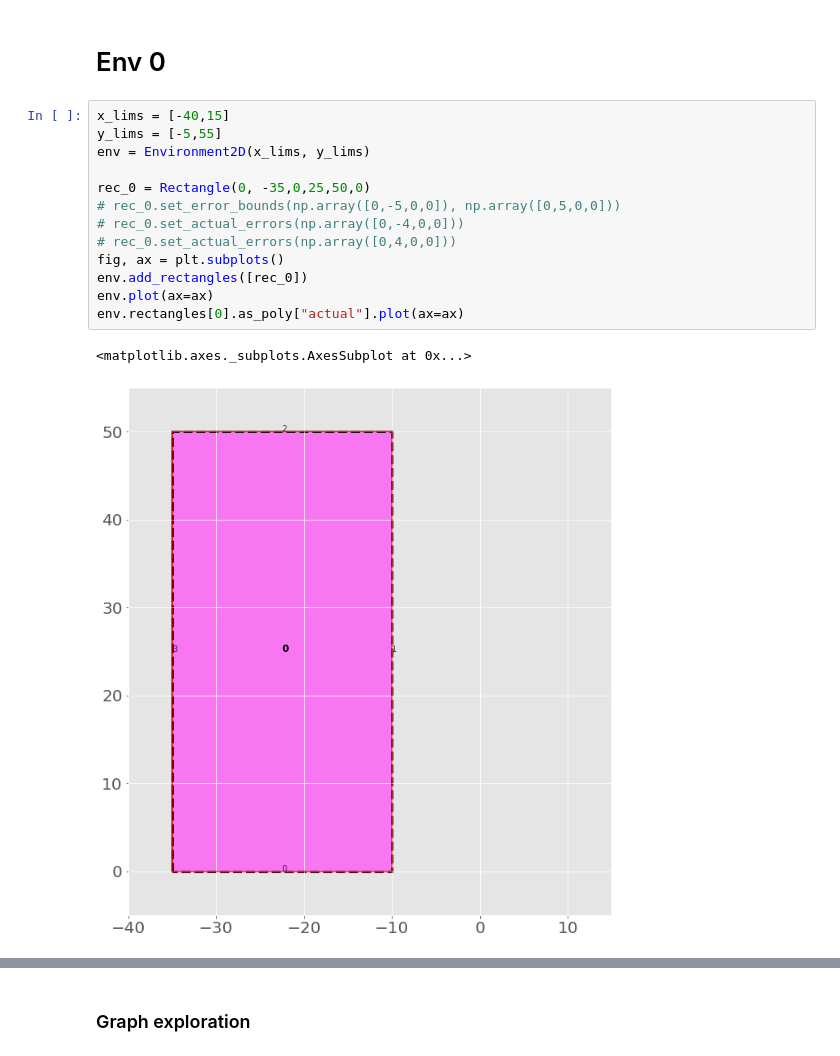
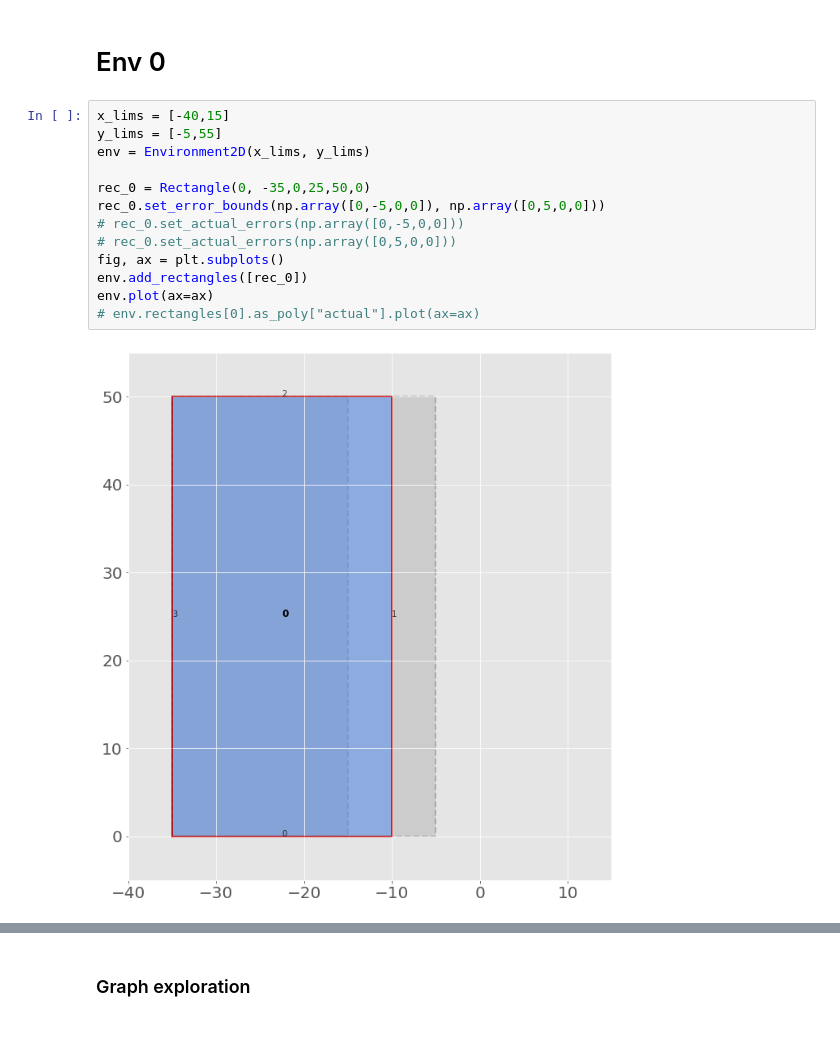
Before and after one commit to zhangvwk/planning-with-map-errors, a Jupyter notebook: environment_examples.ipynb, the cells around one changed output, grey strips where cells are left out. Cells and saved outputs as stored; diff of their text form.

```diff
--- a/environment_examples.ipynb
+++ b/environment_examples.ipynb
@@ -29,19 +31,18 @@ will use `scipy.optimize.linprog`
 # %%
 x_lims = [-40,15]
 y_lims = [-5,55]
 env = Environment2D(x_lims, y_lims)
 
 rec_0 = Rectangle(0, -35,0,25,50,0)
-# rec_0.set_error_bounds(np.array([0,-5,0,0]), np.array([0,5,0,0]))
-# rec_0.set_actual_errors(np.array([0,-4,0,0]))
-# rec_0.set_actual_errors(np.array([0,4,0,0]))
+rec_0.set_error_bounds(np.array([0,-5,0,0]), np.array([0,5,0,0]))
+# rec_0.set_actual_errors(np.array([0,-5,0,0]))
+# rec_0.set_actual_errors(np.array([0,5,0,0]))
 fig, ax = plt.subplots()
 env.add_rectangles([rec_0])
 env.plot(ax=ax)
-env.rectangles[0].as_poly["actual"].plot(ax=ax)
+# env.rectangles[0].as_poly["actual"].plot(ax=ax)
 # %% [output]
-<matplotlib.axes._subplots.AxesSubplot at 0x...>
-[figure, old version]
+[figure, new version]
 # %%
 dt = 0.2
 A = np.eye(2); B = dt*np.eye(2)
```
Also changed, not shown: parts of 22 cells of this notebook, 6 other files.
